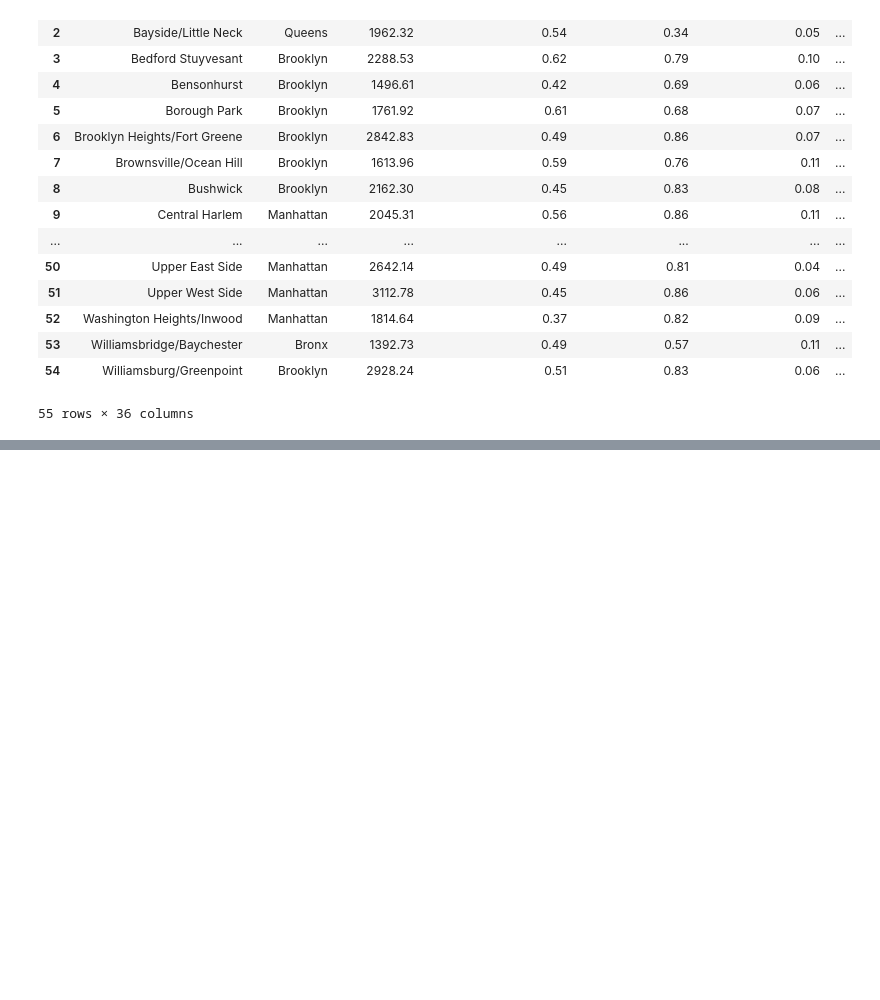
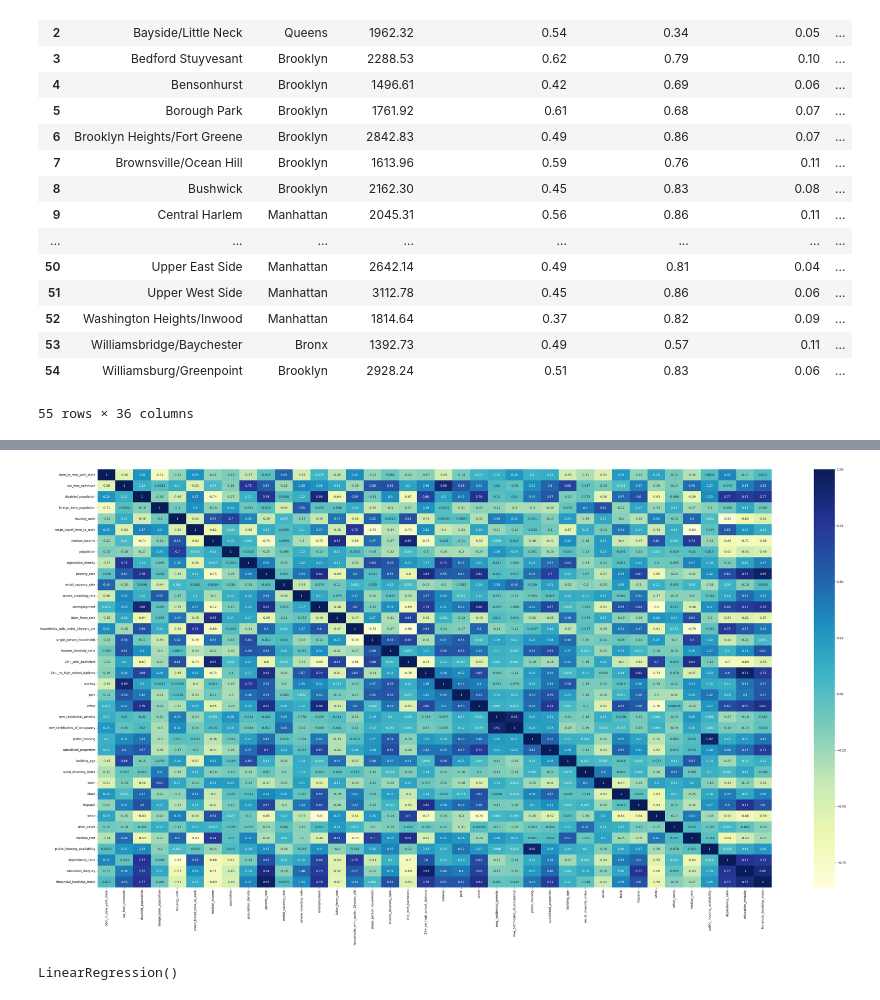
Before and after one commit to dcodess/NYCTownHallProject, a Jupyter notebook: archive/bingus.ipynb, the cells around one changed output, grey strips where cells are left out. Cells and saved outputs as stored; diff of their text form; code cells hidden in the pictures; blank space fills up the shorter version.

```diff
--- a/archive/bingus.ipynb
+++ b/archive/bingus.ipynb
@@ -28,0 +245,29 @@ data
+# %%
+##Feature Engineering, how many
+
+#Want to look at the Correlation Between Vanccany and Public Housing
+#This would be the public housing availability
+
+numeric_train_data['public_housing_availability'] = numeric_train_data['public_housing'] / numeric_train_data['rental_vacancy_rate']
+
+#Dependancy Ratio // Number of Dependats (Children, disabled, etc. in a given area)
+numeric_train_data['dependancy_ratio'] = ((numeric_train_data['disabled_population']+ numeric_train_data['households_with_under_18years_old'])/2)/ numeric_train_data['population']
+
+
+#Access to Learning
+numeric_train_data['education_inequity'] = numeric_train_data['25+_no_high_school_diploma']/ numeric_train_data['population']
+
+
+#Finnancial Hardship Index // Taking the Population and Dividing it by how much poverty there is // Level of economic distress in a given area
+
+numeric_train_data['finnancial_hardship_index'] = numeric_train_data['poverty_rate']/ numeric_train_data['population']
+# correlation_matrix = train_data.drop("education_availability", axis=1).corr()
+
+correlation_matrix = numeric_train_data.corr()
+
+# Create a heatmap
+plt.figure(figsize=(50, 25))
+sns.heatmap(correlation_matrix, annot=True, cmap="YlGnBu")
+plt.show()
+# %% [output]
+[figure, added]
@@ -28,0 +277,15 @@ data
+# %%
+from sklearn.linear_model import LinearRegression
+from sklearn.preprocessing import StandardScaler
+
+#Making sure to scale the data
+scaler = StandardScaler()
+
+x_train_s = scaler.fit_transform(x_train)
+
+
+reg = LinearRegression()
+
+reg.fit(x_train_s, y_train)
+# %% [output]
+LinearRegression()
```
Also changed, not shown: parts of 28 cells of this notebook, 1 other file.
